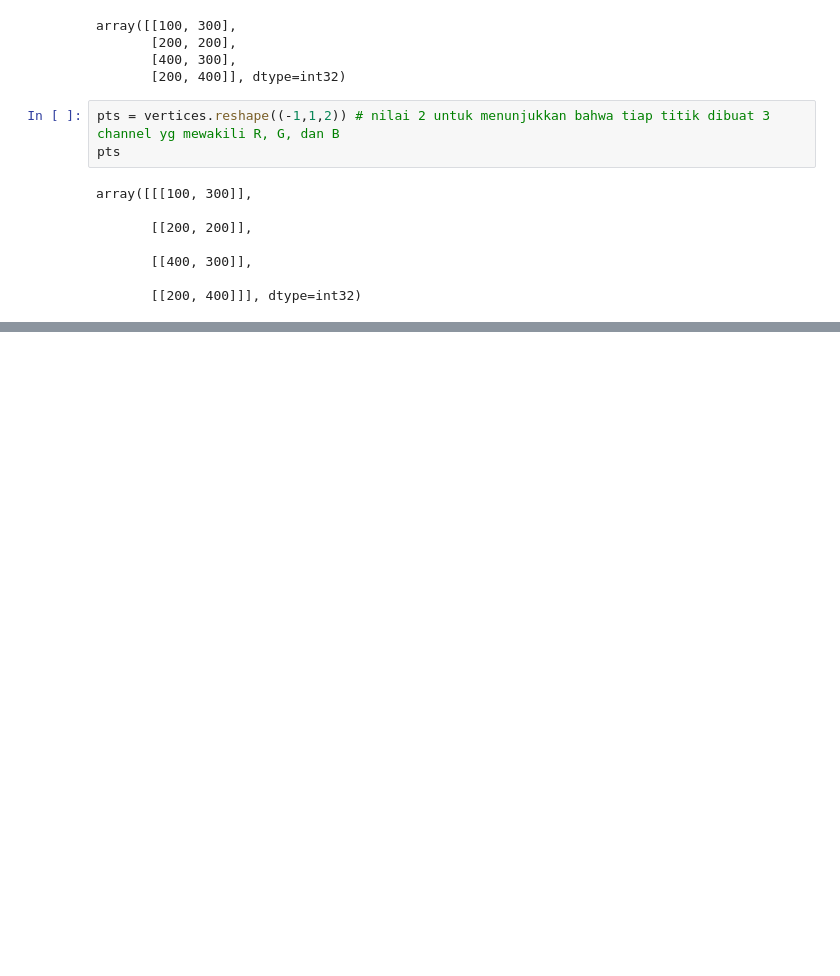
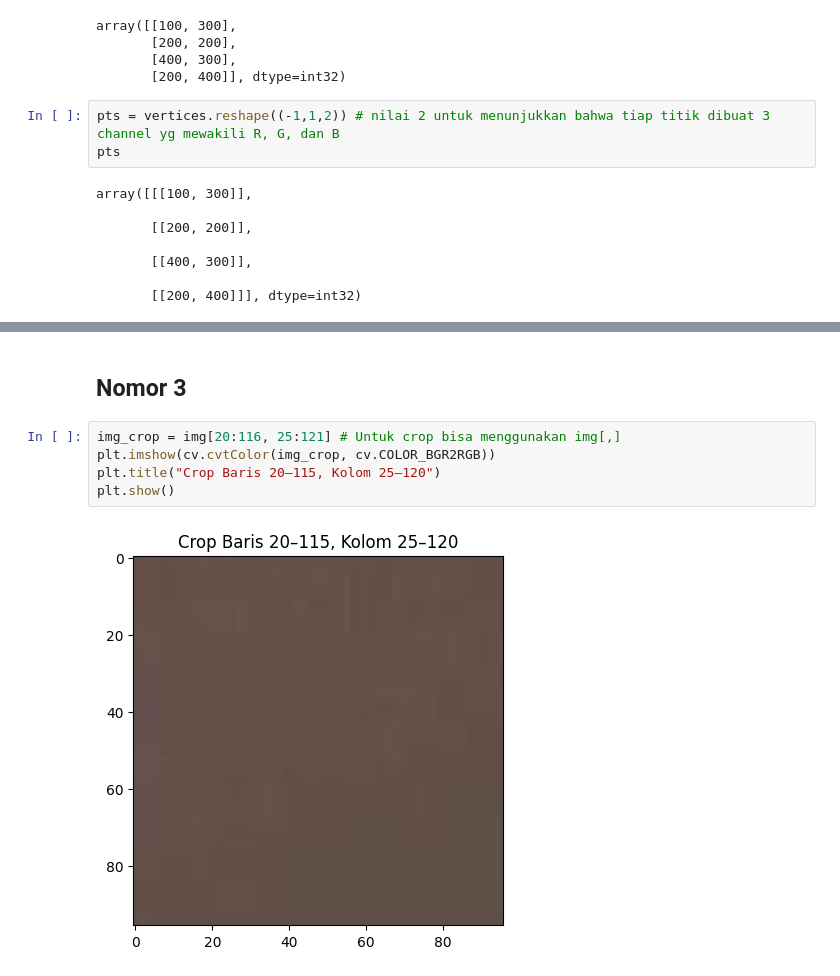
Before and after one commit to Sythaz/PCVK_Ganjil_2024, a Jupyter notebook: PCVK-Week2.ipynb, the cells around one changed output, grey strips where cells are left out. Saved outputs shown, nothing was run; the diff lists cells and outputs as text; blank space fills up the shorter version.

```diff
--- a/PCVK-Week2.ipynb
+++ b/PCVK-Week2.ipynb
@@ -130,0 +196,9 @@ plt.imshow(black_img2)
+# %% [markdown]
+## Nomor 3
+# %%
+img_crop = img[20:116, 25:121] # Untuk crop bisa menggunakan img[,]
+plt.imshow(cv.cvtColor(img_crop, cv.COLOR_BGR2RGB))
+plt.title("Crop Baris 20–115, Kolom 25–120")
+plt.show()
+# %% [output]
+[figure, added]
```
Also changed, not shown: parts of 24 cells of this notebook.
